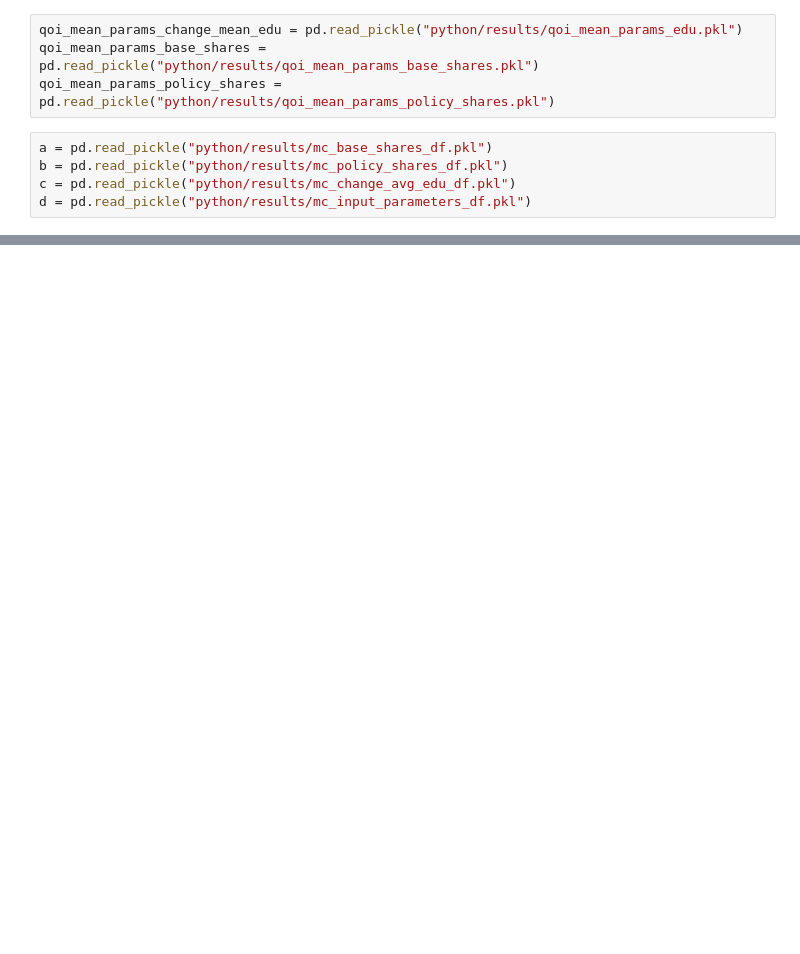
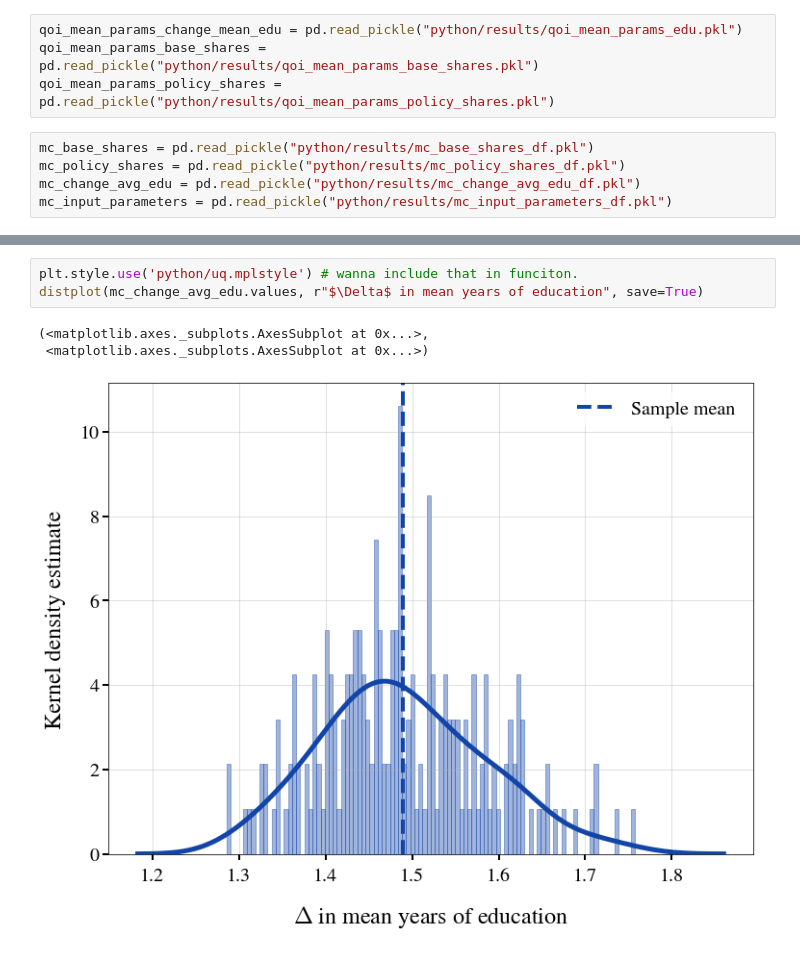
Before and after one commit to tostenzel/thesis-projects-tostenzel, a Jupyter notebook: section_uncertainty_propagation.ipynb, the cells around one changed output, grey strips where cells are left out. Cells and saved outputs as stored; diff of their text form; blank space fills up the shorter version.

Commit message:
progress histogram

```diff
--- a/section_uncertainty_propagation.ipynb
+++ b/section_uncertainty_propagation.ipynb
@@ -7,7 +9,7 @@ qoi_mean_params_change_mean_edu = pd.read_pickle("python/results/qoi_mean_params
 qoi_mean_params_base_shares = pd.read_pickle("python/results/qoi_mean_params_base_shares.pkl")
 qoi_mean_params_policy_shares = pd.read_pickle("python/results/qoi_mean_params_policy_shares.pkl")
 # %%
-a = pd.read_pickle("python/results/mc_base_shares_df.pkl")
-b = pd.read_pickle("python/results/mc_policy_shares_df.pkl")
-c = pd.read_pickle("python/results/mc_change_avg_edu_df.pkl")
-d = pd.read_pickle("python/results/mc_input_parameters_df.pkl")
+mc_base_shares = pd.read_pickle("python/results/mc_base_shares_df.pkl")
+mc_policy_shares = pd.read_pickle("python/results/mc_policy_shares_df.pkl")
+mc_change_avg_edu = pd.read_pickle("python/results/mc_change_avg_edu_df.pkl")
+mc_input_parameters = pd.read_pickle("python/results/mc_input_parameters_df.pkl")
@@ -42,3 +22,10 @@ distplot(qoi_mc["avg_schooling"], "qoi", save=True)
+# %%
+plt.style.use('python/uq.mplstyle') # wanna include that in funciton.
+distplot(mc_change_avg_edu.values, r"$\Delta$ in mean years of education", save=True)
+# %% [output]
+(<matplotlib.axes._subplots.AxesSubplot at 0x...>,
+ <matplotlib.axes._subplots.AxesSubplot at 0x...>)
+[figure, added]
 # %%
 import numpy as np
 np.mean(qoi_mc)
```
Also changed, not shown: parts of 7 cells of this notebook, 5 other files.
